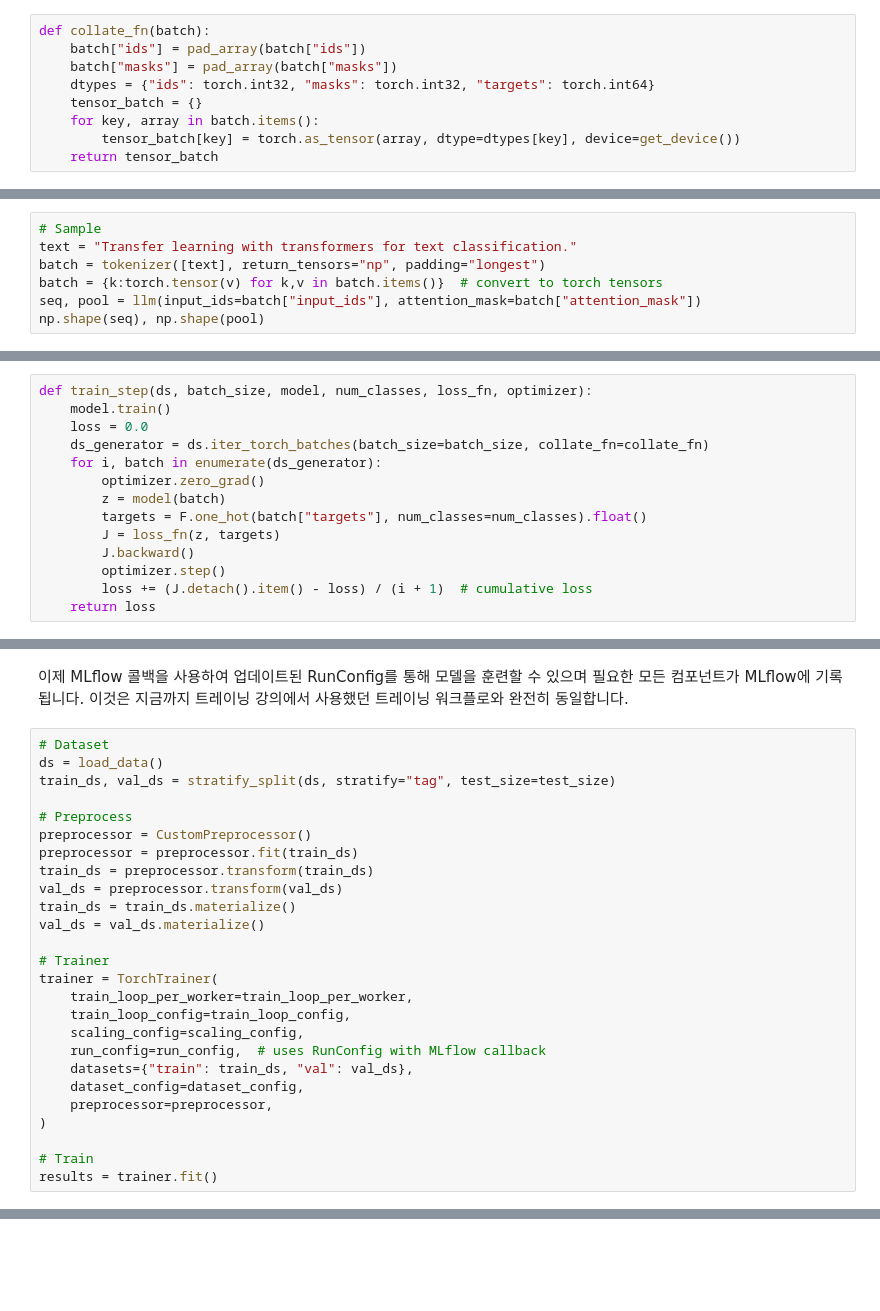
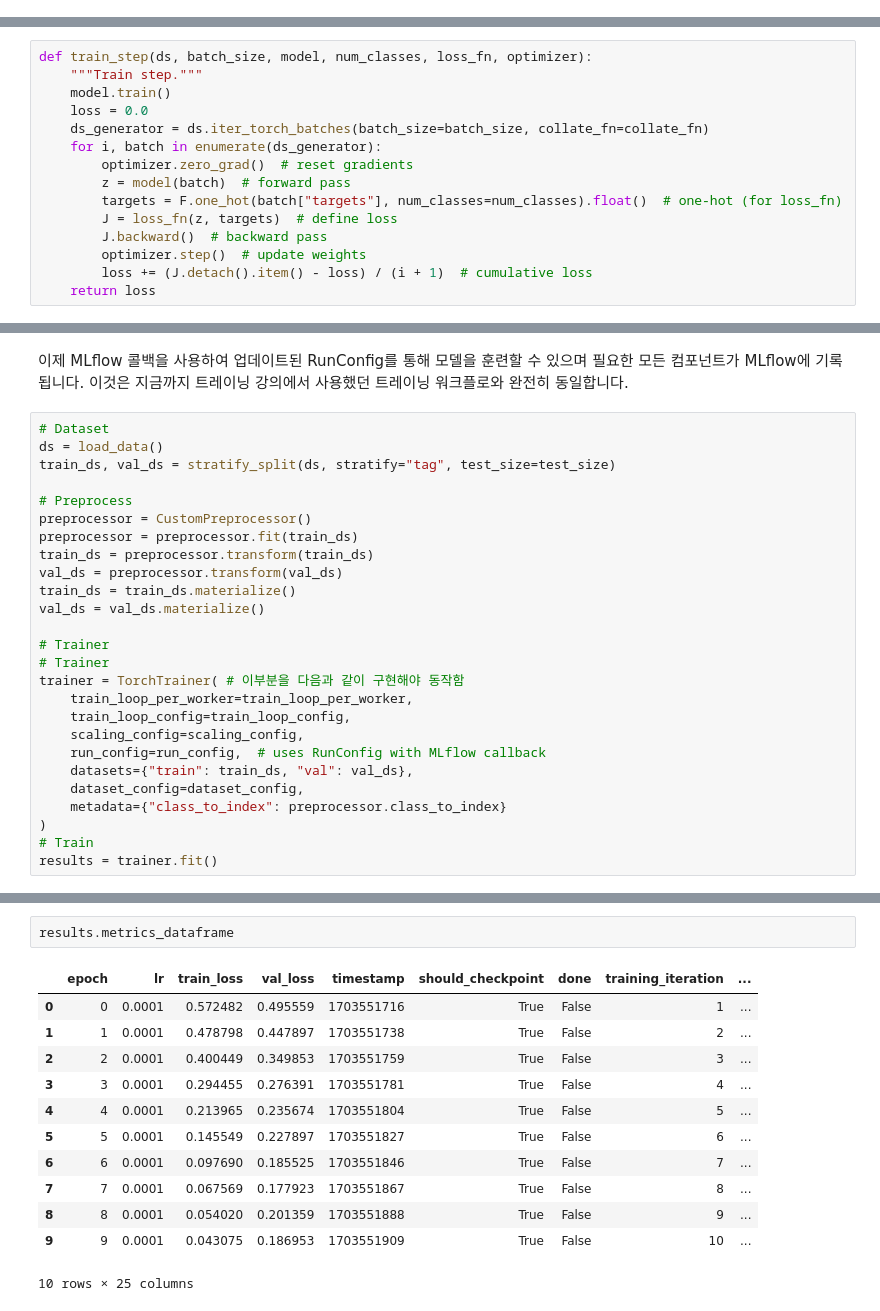
Before and after one commit to sguys99/self-study, a Jupyter notebook: made_with_ml/notebooks/made_with_ml ch3(after_training).ipynb, the cells around one changed output, grey strips where cells are left out. Saved outputs shown, nothing was run; the diff lists cells and outputs as text; blank space fills up the shorter version.

```diff
--- a/made_with_ml/notebooks/made_with_ml ch3(after_training).ipynb
+++ b/made_with_ml/notebooks/made_with_ml ch3(after_training).ipynb
@@ -247,9 +159,0 @@ def pad_array(arr, dtype=np.int32):
-# %%
-def collate_fn(batch):
-    batch["ids"] = pad_array(batch["ids"])
-    batch["masks"] = pad_array(batch["masks"])
-    dtypes = {"ids": torch.int32, "masks": torch.int32, "targets": torch.int64}
-    tensor_batch = {}
-    for key, array in batch.items():
-        tensor_batch[key] = torch.as_tensor(array, dtype=dtypes[key], device=get_device())
-    return tensor_batch
@@ -382,9 +244,2 @@ Some weights of the model checkpoint at allenai/scibert_scivocab_uncased were no
 - This IS expected if you are initializing BertModel from the checkpoint of a model trained on another task or with another architecture (e.g. initializing a BertForSequenceClassification model from a ...
 - This IS NOT expected if you are initializing BertModel from the checkpoint of a model that you expect to be exactly identical (initializing a BertForSequenceClassification model from a BertForSequen ...
-# %%
-# Sample
-text = "Transfer learning with transformers for text classification."
-batch = tokenizer([text], return_tensors="np", padding="longest")
-batch = {k:torch.tensor(v) for k,v in batch.items()}  # convert to torch tensors
-seq, pool = llm(input_ids=batch["input_ids"], attention_mask=batch["attention_mask"])
-np.shape(seq), np.shape(pool)
@@ -490,16 +343,17 @@ import torch.nn.functional as F
 from torch.nn.parallel.distributed import DistributedDataParallel
 # %%
 def train_step(ds, batch_size, model, num_classes, loss_fn, optimizer):
+    """Train step."""
     model.train()
     loss = 0.0
     ds_generator = ds.iter_torch_batches(batch_size=batch_size, collate_fn=collate_fn)
     for i, batch in enumerate(ds_generator):
-        optimizer.zero_grad()
-        z = model(batch)
-        targets = F.one_hot(batch["targets"], num_classes=num_classes).float()
-        J = loss_fn(z, targets)
-        J.backward()
-        optimizer.step()
+        optimizer.zero_grad()  # reset gradients
+        z = model(batch)  # forward pass
+        targets = F.one_hot(batch["targets"], num_classes=num_classes).float()  # one-hot (for loss_fn)
+        J = loss_fn(z, targets)  # define loss
+        J.backward()  # backward pass
+        optimizer.step()  # update weights
         loss += (J.detach().item() - loss) / (i + 1)  # cumulative loss
     return loss
 # %%
@@ -676,16 +627,16 @@ train_ds = train_ds.materialize()
 val_ds = val_ds.materialize()
 
 # Trainer
-trainer = TorchTrainer(
+# Trainer
+trainer = TorchTrainer( # 이부분을 다음과 같이 구현해야 동작함
     train_loop_per_worker=train_loop_per_worker,
     train_loop_config=train_loop_config,
     scaling_config=scaling_config,
     run_config=run_config,  # uses RunConfig with MLflow callback
     datasets={"train": train_ds, "val": val_ds},
     dataset_config=dataset_config,
-    preprocessor=preprocessor,
+    metadata={"class_to_index": preprocessor.class_to_index}
 )
-
 # Train
 results = trainer.fit()
 # %% [output]
@@ -709,0 +699,15 @@ ValueError: The DataConfig class is not compatible with the Trainer preprocessor
+# %%
+results.metrics_dataframe
+# %% [output]
+|  | epoch | lr | train_loss | val_loss | timestamp | should_checkpoint | done | training_iteration | ... |
+| 0 | 0 | 0.0001 | 0.572482 | 0.495559 | 1703551716 | True | False | 1 | ... |
+| 1 | 1 | 0.0001 | 0.478798 | 0.447897 | 1703551738 | True | False | 2 | ... |
+| 2 | 2 | 0.0001 | 0.400449 | 0.349853 | 1703551759 | True | False | 3 | ... |
+| 3 | 3 | 0.0001 | 0.294455 | 0.276391 | 1703551781 | True | False | 4 | ... |
+| 4 | 4 | 0.0001 | 0.213965 | 0.235674 | 1703551804 | True | False | 5 | ... |
+| 5 | 5 | 0.0001 | 0.145549 | 0.227897 | 1703551827 | True | False | 6 | ... |
+| 6 | 6 | 0.0001 | 0.097690 | 0.185525 | 1703551846 | True | False | 7 | ... |
+| 7 | 7 | 0.0001 | 0.067569 | 0.177923 | 1703551867 | True | False | 8 | ... |
+| 8 | 8 | 0.0001 | 0.054020 | 0.201359 | 1703551888 | True | False | 9 | ... |
+| 9 | 9 | 0.0001 | 0.043075 | 0.186953 | 1703551909 | True | False | 10 | ... |
+10 rows × 25 columns
```
Also changed, not shown: parts of 42 cells of this notebook.
